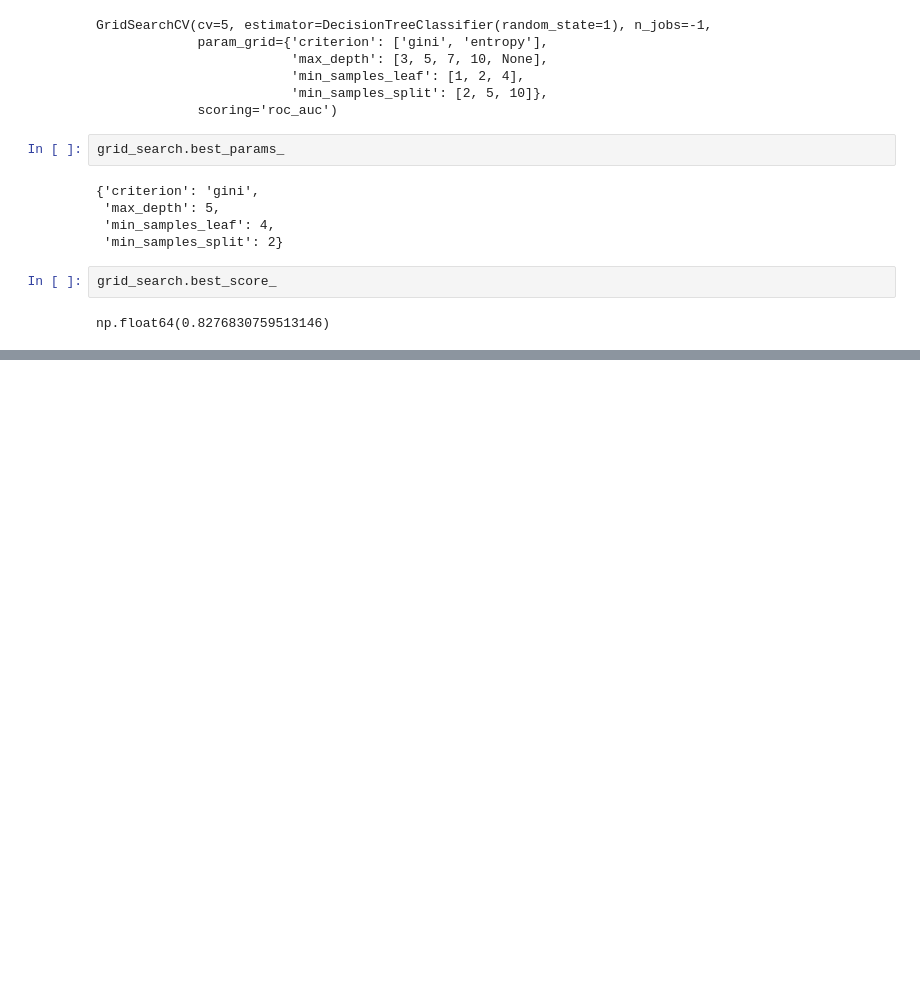
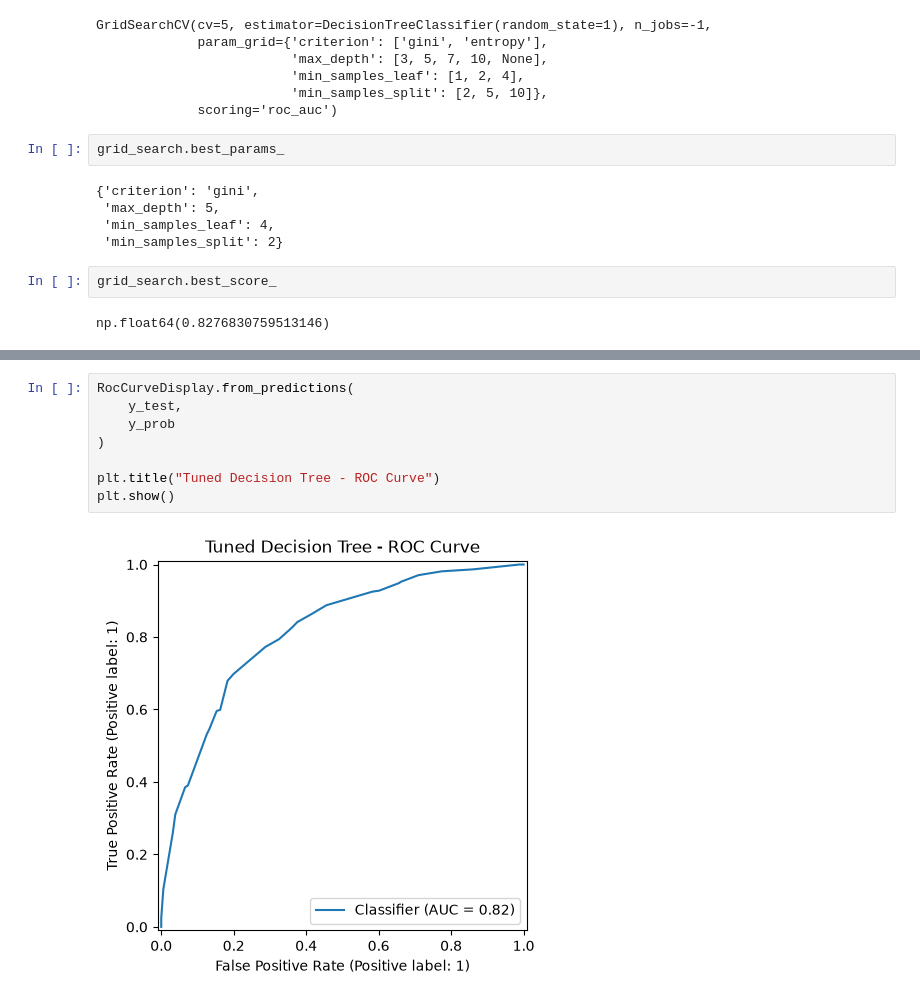
Before and after one commit to sagarjana00/Customer_Churn_Intelligence_Platform, a Jupyter notebook: notebooks/10_Decision_Tree_Tuning.ipynb, the cells around one changed output, grey strips where cells are left out. Cells and saved outputs as stored; diff of their text form; blank space fills up the shorter version.

```diff
--- a/notebooks/10_Decision_Tree_Tuning.ipynb
+++ b/notebooks/10_Decision_Tree_Tuning.ipynb
@@ -78,0 +138,10 @@ best_dt = grid_search.best_estimator_
+# %%
+RocCurveDisplay.from_predictions(
+    y_test,
+    y_prob
+)
+
+plt.title("Tuned Decision Tree - ROC Curve")
+plt.show()
+# %% [output]
+[figure, added]
```
Also changed, not shown: parts of 12 cells of this notebook, 3 other files.
